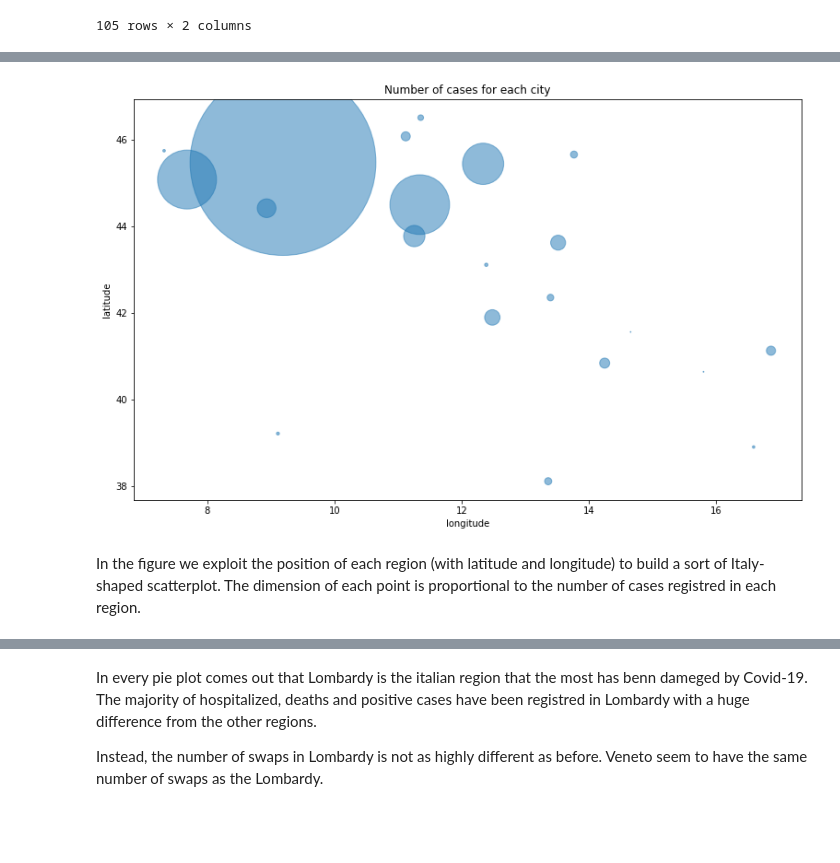
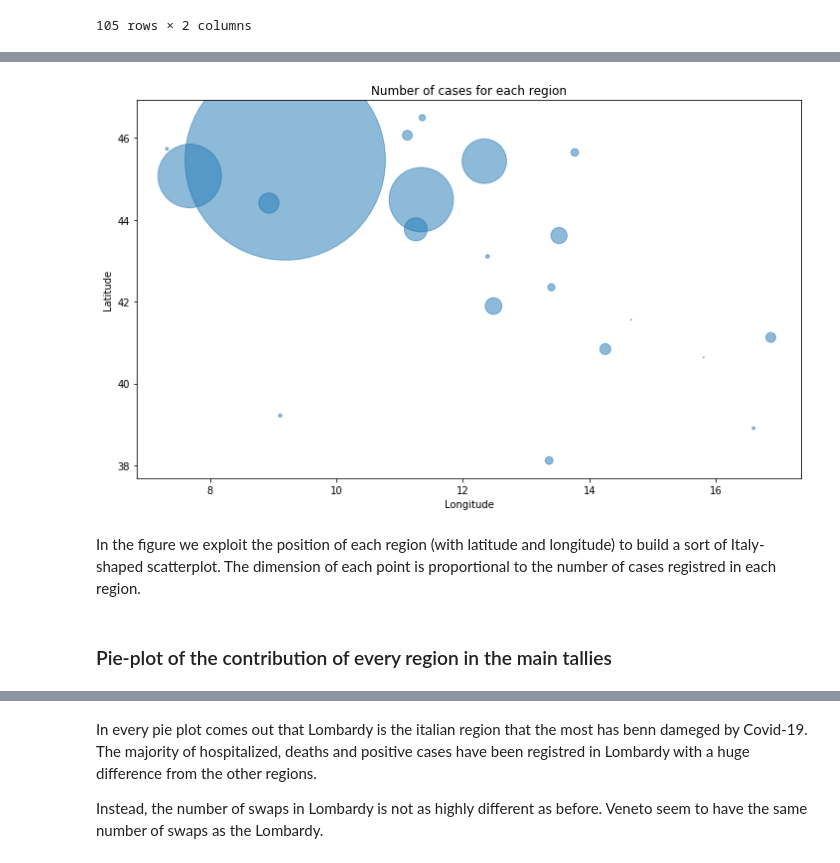
Before and after one commit to fedepiro96/APAD-project, a Jupyter notebook: benci-pirona.ipynb, the cells around one changed output, grey strips where cells are left out. Cells and saved outputs as stored; diff of their text form; code cells hidden in the pictures; blank space fills up the shorter version.

```diff
--- a/benci-pirona.ipynb
+++ b/benci-pirona.ipynb
@@ -16,6 +30,8 @@ import pandas as pd
 import numpy as np
 import matplotlib.pyplot as plt
 from datetime import date, datetime
+import seaborn as sns
+sns.set()
 # %%
 with open('./dati/dati-json/dpc-covid19-ita-province.json') as f:
     d1 = json.load(f)
@@ -223,2 +292,4 @@ region['data'][0]   # check the date format
 # %%
-region['date'] = [datetime.strptime(x, "%Y-%m-%dT%H:%M:%S") for x in region['data']] # new date as datetime object
+# add new date as datetime object
+region['date'] = [datetime.strptime(x, "%Y-%m-%dT%H:%M:%S").date() for x in region['data']]
+province['date'] = [datetime.strptime(x, "%Y-%m-%dT%H:%M:%S").date() for x in province['data']]
@@ -416,17 +613,18 @@ d['lat'], d['long']
 # %%
 # total cases by position
 lat = d['lat']
 long = d['long']
+area = np.pi * (d['totale_casi']/500)**2 # dimension of the point
 
-area = np.pi * (d['totale_casi']/500)**2
-
-fig = plt.figure(figsize=(13,8))
+fig = plt.figure(figsize=(12,7))
 plt.scatter(long, lat, s=area, alpha=0.5)
-plt.xlabel("longitude")
-plt.ylabel("latitude")
+plt.xlabel("Longitude")
+plt.ylabel("Latitude")
 plt.title('Number of cases for each region');
 # %% [output]
-[figure, old version]
+[figure, new version]
 # %% [markdown]
 In the figure we exploit the position of each region (with latitude and longitude) to build a sort of Italy-shaped scatterplot. The dimension of each point is proportional to the number of cases registred in each region.
+# %% [markdown]
+### Pie-plot of the contribution of every region in the main tallies
 # %%
```
Also changed, not shown: parts of 79 cells of this notebook.
